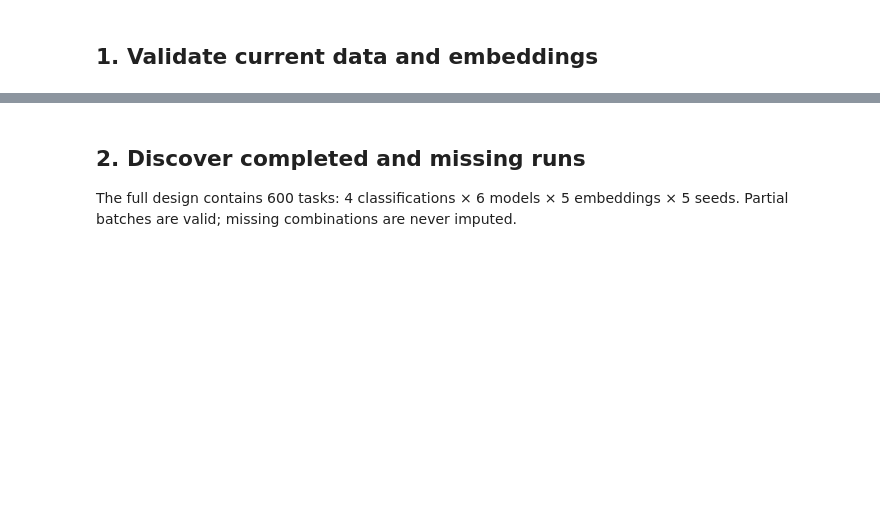
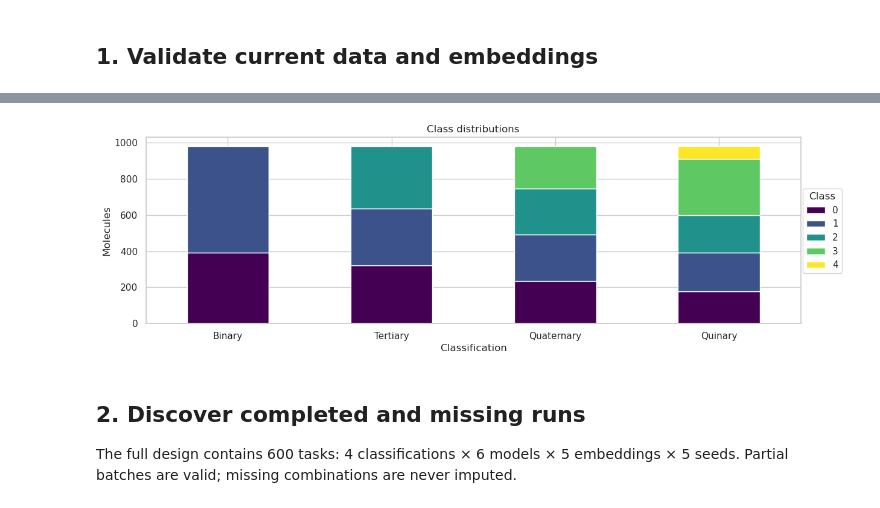
Before and after one commit to CABackman/fm-4-em, a Jupyter notebook: 08_CLASSIFICATION/02_IS_classification_evaluation.ipynb, the cells around one changed output, grey strips where cells are left out. Drawn from its saved outputs; the diff is of its cells as text; code cells hidden in the pictures; blank space fills up the shorter version.

```diff
--- a/08_CLASSIFICATION/02_IS_classification_evaluation.ipynb
+++ b/08_CLASSIFICATION/02_IS_classification_evaluation.ipynb
@@ -95,3 +103,12 @@ plt.tight_layout(); plt.show()
+# %%
+fig, ax= plt.subplots(1,figsize=(14, 4))
+class_counts.plot(kind='bar', stacked=True, ax=ax, colormap='viridis')
+ax.set(title='Class distributions', xlabel='Classification', ylabel='Molecules')
+ax.tick_params(axis='x', rotation=0)
+ax.legend(title='Class', bbox_to_anchor=(1.07, 0.75))
+plt.show()
+# %% [output]
+[figure, added]
 # %% [markdown]
 ## 2. Discover completed and missing runs
 
```
Also changed, not shown: parts of 11 cells of this notebook, 8 other files.
